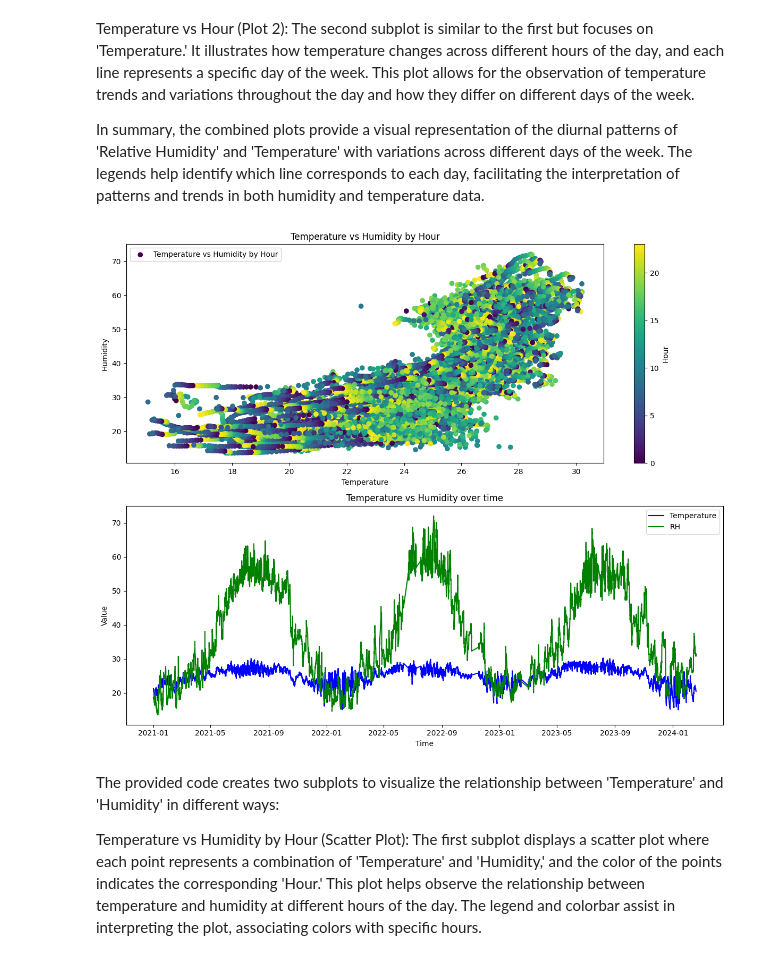
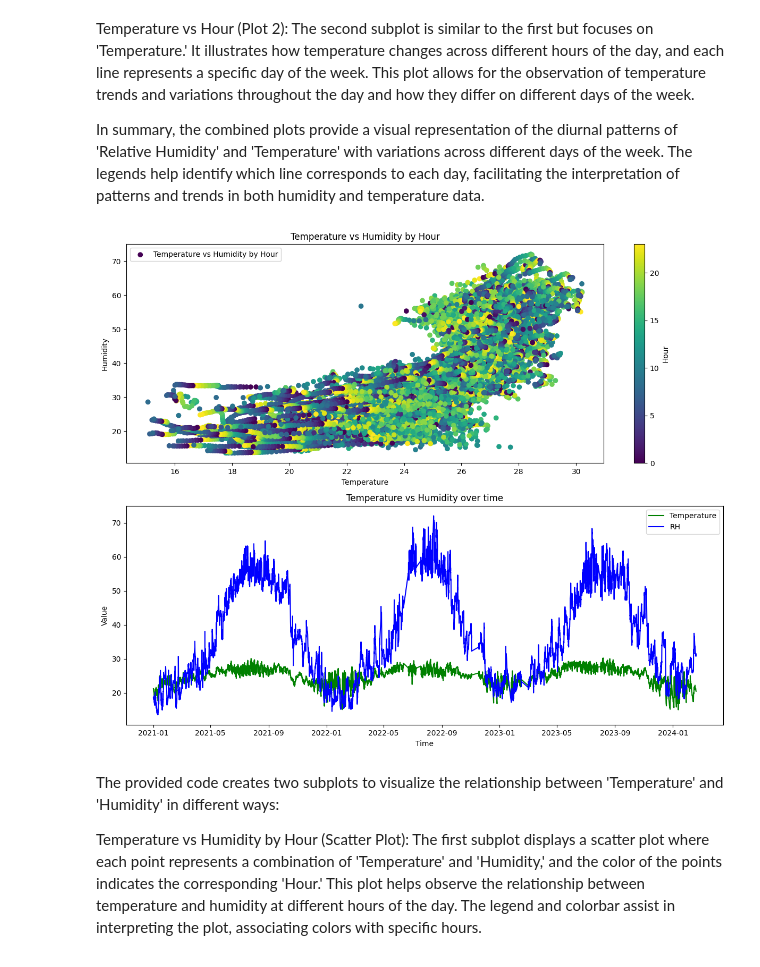
Before and after one commit to mshapna/EDA_Timeseries, a Jupyter notebook: EDA_Ver2.ipynb, the cells around one changed output. Cells and saved outputs as stored; diff of their text form; code cells hidden in the pictures.

```diff
--- a/EDA_Ver2.ipynb
+++ b/EDA_Ver2.ipynb
@@ -518,33 +499,33 @@ In summary, the combined plots provide a visual representation of the diurnal pa
 # %%
 # Create a figure with 2 subplots
 fig, axes = plt.subplots(nrows=2, ncols=1, figsize=(12, 10))
 
 # Plot Temperature vs Humidity by Hour
 scatter = axes[0].scatter(df['Temperature'], df['RH'], c=df['Hour'], label='Temperature vs Humidity by Hour')
 axes[0].set_xlabel('Temperature')
 axes[0].set_ylabel('Humidity')
 axes[0].set_title('Temperature vs Humidity by Hour')
 axes[0].legend()
 
 # Add colorbar for the Hour values
 cbar = plt.colorbar(scatter, ax=axes[0])
 cbar.set_label('Hour')
 
 # Plot Temperature vs Humidity over time
-axes[1].plot(df['Timestamp'], df['Temperature'], color='blue', label='Temperature')
-axes[1].plot(df['Timestamp'], df['RH'], color='green', label='RH')
+axes[1].plot(df['Timestamp'], df['Temperature'], color='green', label='Temperature')
+axes[1].plot(df['Timestamp'], df['RH'], color='blue', label='RH')
 axes[1].set_xlabel('Time')
 axes[1].set_ylabel('Value')
 axes[1].set_title('Temperature vs Humidity over time')
 axes[1].legend()
 
 # Adjust layout
 plt.tight_layout()
 
 # Show the combined plot
 plt.show()
 # %% [output]
-[figure, old version]
+[figure, new version]
 # %% [markdown]
 
 The provided code creates two subplots to visualize the relationship between 'Temperature' and 'Humidity' in different ways:
```
Also changed, not shown: parts of 9 cells of this notebook.
